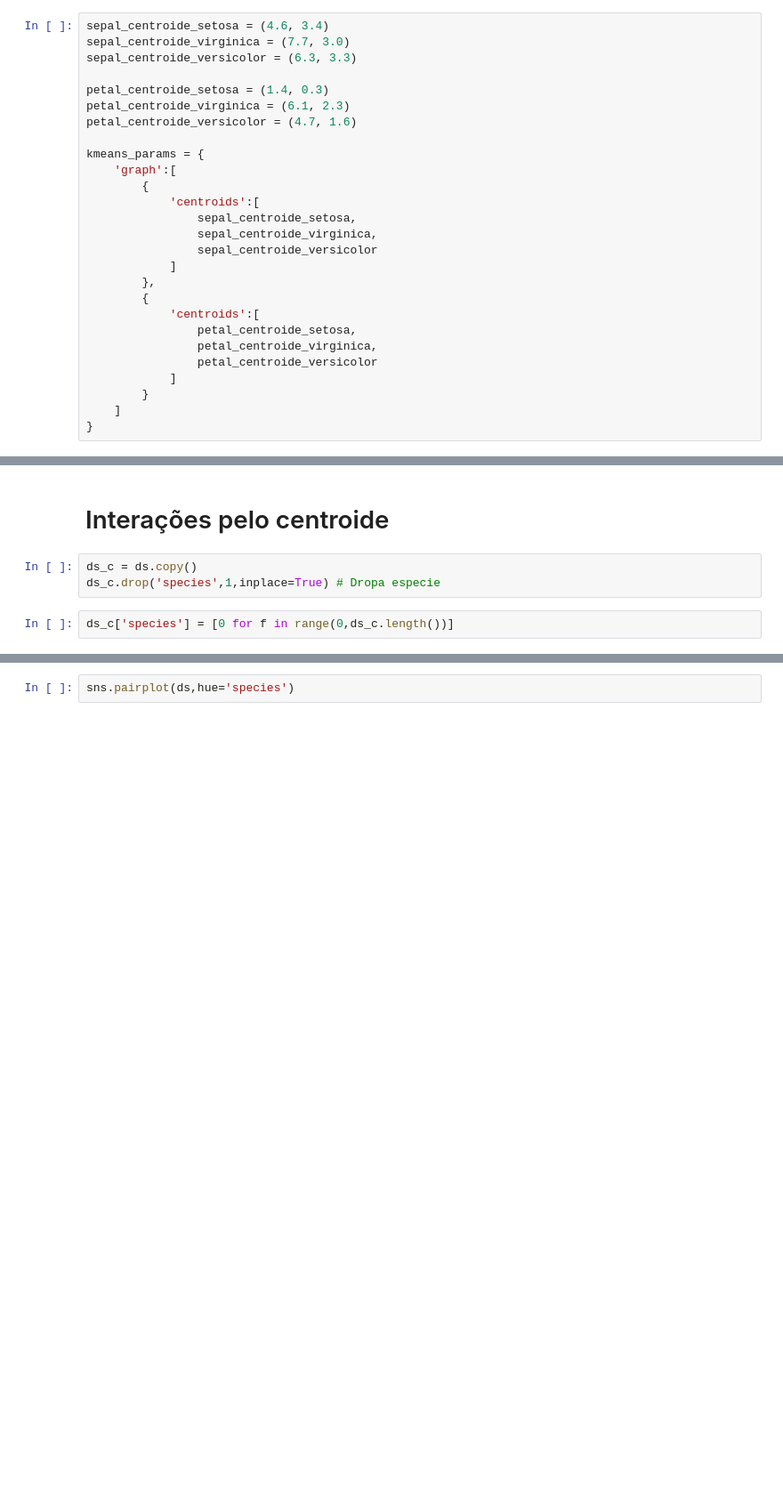
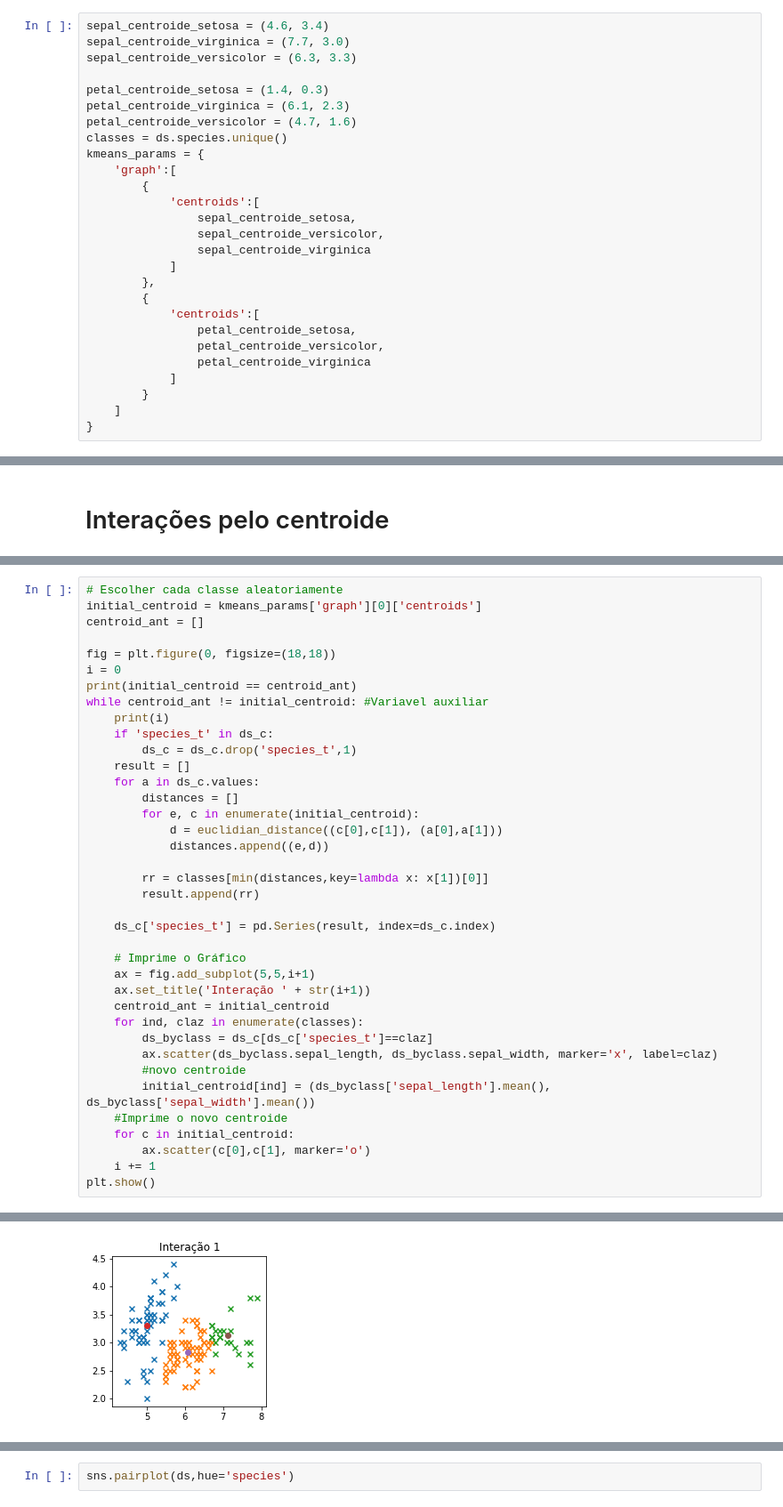
Before and after one commit to syslogg/classifier-algorithms, a Jupyter notebook: kmeans.ipynb, the cells around one changed output, grey strips where cells are left out. Shown: that part at 89% size. Drawn from its saved outputs; the diff is of its cells as text; blank space fills up the shorter version.

Commit message:
Logica KMeans

```diff
--- a/kmeans.ipynb
+++ b/kmeans.ipynb
@@ -70,21 +72,21 @@ sepal_centroide_versicolor = (6.3, 3.3)
 petal_centroide_setosa = (1.4, 0.3)
 petal_centroide_virginica = (6.1, 2.3)
 petal_centroide_versicolor = (4.7, 1.6)
-
+classes = ds.species.unique()
 kmeans_params = {
     'graph':[
         {
             'centroids':[
                 sepal_centroide_setosa,
-                sepal_centroide_virginica,
-                sepal_centroide_versicolor
+                sepal_centroide_versicolor,
+                sepal_centroide_virginica
             ]
         },
         {
             'centroids':[
                 petal_centroide_setosa,
-                petal_centroide_virginica,
-                petal_centroide_versicolor
+                petal_centroide_versicolor,
+                petal_centroide_virginica
             ]
         }
     ]
@@ -125,8 +127,3 @@ ax2.legend()
 [figure]
 # %% [markdown]
 # Interações pelo centroide
-# %%
-ds_c = ds.copy()
-ds_c.drop('species',1,inplace=True) # Dropa especie
-# %%
-ds_c['species'] = [0 for f in range(0,ds_c.length())]
@@ -154,0 +130,39 @@ array([[5.1, 3.5, 1.4, 0.2],
+# %%
+# Escolher cada classe aleatoriamente
+initial_centroid = kmeans_params['graph'][0]['centroids']
+centroid_ant = []
+
+fig = plt.figure(0, figsize=(18,18))
+i = 0
+print(initial_centroid == centroid_ant)
+while centroid_ant != initial_centroid: #Variavel auxiliar
+    print(i)
+    if 'species_t' in ds_c:
+        ds_c = ds_c.drop('species_t',1)
+    result = []
+    for a in ds_c.values:
+        distances = []
+        for e, c in enumerate(initial_centroid):
+            d = euclidian_distance((c[0],c[1]), (a[0],a[1]))
+            distances.append((e,d))
+
+        rr = classes[min(distances,key=lambda x: x[1])[0]]
+        result.append(rr)
+
+    ds_c['species_t'] = pd.Series(result, index=ds_c.index)
+
+    # Imprime o Gráfico
+    ax = fig.add_subplot(5,5,i+1)
+    ax.set_title('Interação ' + str(i+1))
+    centroid_ant = initial_centroid
+    for ind, claz in enumerate(classes):
+        ds_byclass = ds_c[ds_c['species_t']==claz]
+        ax.scatter(ds_byclass.sepal_length, ds_byclass.sepal_width, marker='x', label=claz)
+        #novo centroide
+        initial_centroid[ind] = (ds_byclass['sepal_length'].mean(), ds_byclass['sepal_width'].mean())
+    #Imprime o novo centroide
+    for c in initial_centroid:
+        ax.scatter(c[0],c[1], marker='o')
+    i += 1
+plt.show()
+# %% [output]
@@ -154,0 +171 @@ array([[5.1, 3.5, 1.4, 0.2],
+[figure, added]
```
Also changed, not shown: parts of 10 cells of this notebook.
